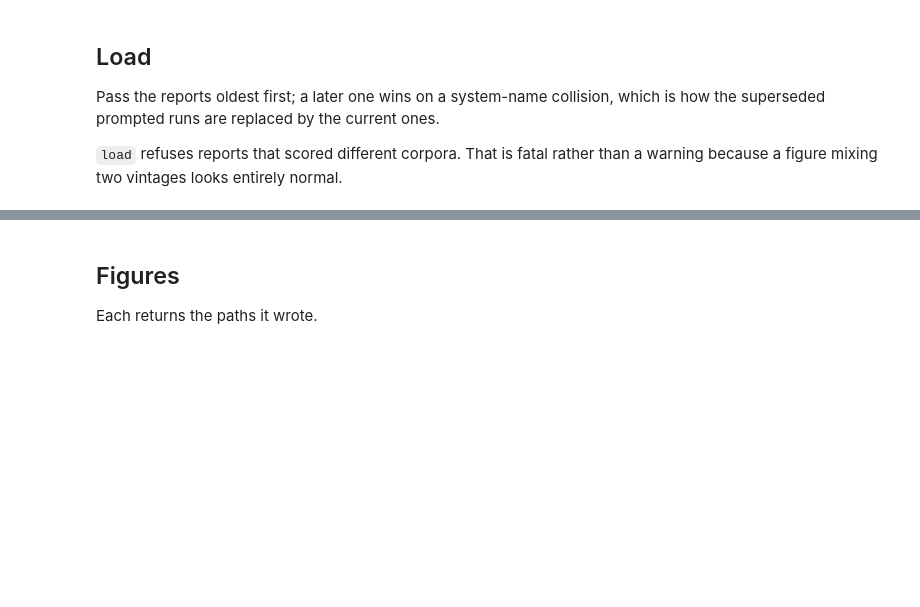
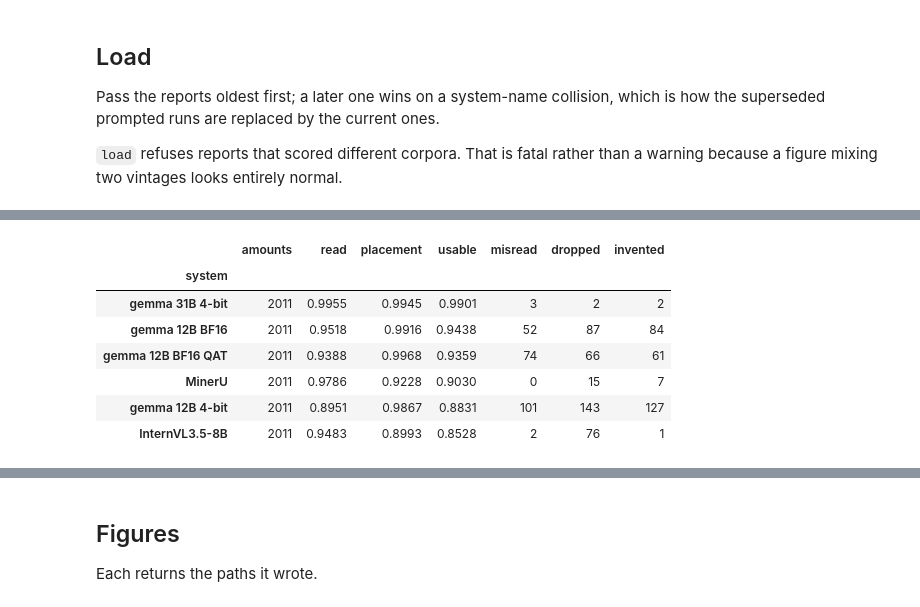
Before and after one commit to tmnestor/bank-statement-error-analysis, a Jupyter notebook: analysis/summary.ipynb, the cells around one changed output, grey strips where cells are left out. Saved outputs shown, nothing was run; the diff lists cells and outputs as text; code cells hidden in the pictures; blank space fills up the shorter version.

```diff
--- a/analysis/summary.ipynb
+++ b/analysis/summary.ipynb
@@ -81,18 +123,35 @@ summary.style.format("{:.4f}")
 # %%
 # Bank statements alone — the only genuinely hard tables in the corpus. Invoices
 # are near-saturated and receipts are a two-column list, so an average over the
 # three describes none of them.
+#
+# The two dimensions multiply: read × placement = usable. Reading them apart is
+# what shows that the 12B gemma and InternVL fail in opposite directions while
+# landing a few points apart on the figure either of them would be quoted by.
 statements = documents[documents.doc_type == "bank_statements"]
 statements.groupby("system").apply(
     lambda g: pd.Series(
         {
-            "amounts": g.truth_amounts.sum(),
-            "correct": g.amounts_correct.sum() / g.truth_amounts.sum(),
+            "amounts": g.amounts.sum(),
+            "read": g.read.sum() / g.amounts.sum(),
+            "placement": g.placed.sum() / g.read.sum(),
+            "usable": g.usable.sum() / g.amounts.sum(),
             "misread": g.misread.sum(),
             "dropped": g.dropped.sum(),
             "invented": g.invented.sum(),
-            "pages with an error": (g.misread + g.dropped + g.invented > 0).sum(),
         }
     ),
     include_groups=False,
-).sort_values("correct", ascending=False)
+).sort_values("usable", ascending=False).style.format(
+    {"amounts": "{:.0f}", "misread": "{:.0f}", "dropped": "{:.0f}", "invented": "{:.0f}"},
+    precision=4,
+)
+# %% [output]
+|  | amounts | read | placement | usable | misread | dropped | invented |
+| system |  |  |  |  |  |  |  |
+| gemma 31B 4-bit | 2011 | 0.9955 | 0.9945 | 0.9901 | 3 | 2 | 2 |
+| gemma 12B BF16 | 2011 | 0.9518 | 0.9916 | 0.9438 | 52 | 87 | 84 |
+| gemma 12B BF16 QAT | 2011 | 0.9388 | 0.9968 | 0.9359 | 74 | 66 | 61 |
+| MinerU | 2011 | 0.9786 | 0.9228 | 0.9030 | 0 | 15 | 7 |
+| gemma 12B 4-bit | 2011 | 0.8951 | 0.9867 | 0.8831 | 101 | 143 | 127 |
+| InternVL3.5-8B | 2011 | 0.9483 | 0.8993 | 0.8528 | 2 | 76 | 1 |
```
Also changed, not shown: parts of 10 cells of this notebook, 2 other files.
